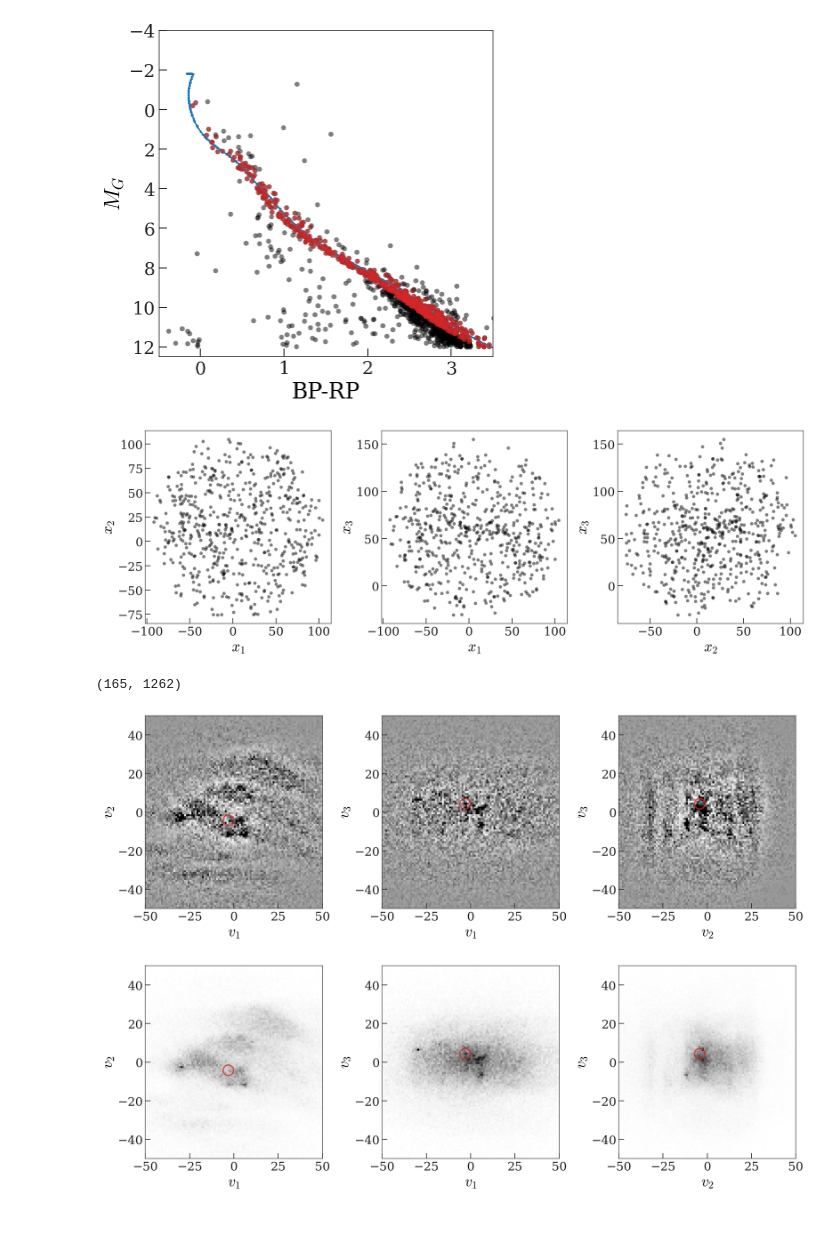
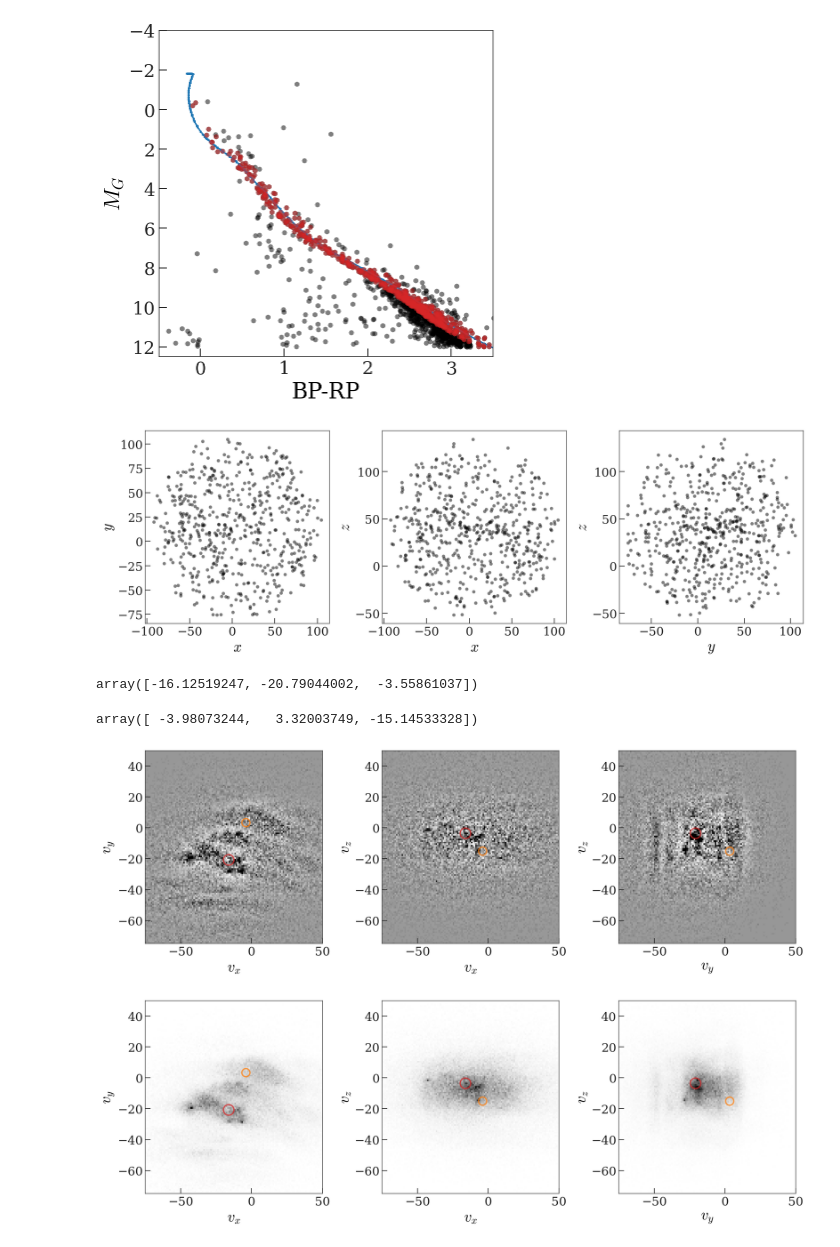
Before and after one commit to christinahedges/cuddly-system, a Jupyter notebook: notebooks/UVW.ipynb, the cells around one changed output. Drawn from its saved outputs; the diff is of its cells as text; code cells hidden in the pictures.

```diff
--- a/notebooks/UVW.ipynb
+++ b/notebooks/UVW.ipynb
@@ -62,16 +62,20 @@ dx = galcen.data.without_differentials() + coord.CartesianRepresentation(galcen.
+# %%
+xyz = gal.cartesian.xyz.to_value(u.pc)
 # %%
+labels = ['x', 'y', 'z']
+
 fig, axes = plt.subplots(1, 3, figsize=(15, 5))
 
 for k, (i, j) in enumerate([(0,1), (0,2), (1,2)]):
     ax = axes[k]
 
-    ax.plot(dx.xyz.to_value(u.pc)[i][cmd_mask],
-            dx.xyz.to_value(u.pc)[j][cmd_mask],
+    ax.plot(xyz[i][cmd_mask],
+            xyz[j][cmd_mask],
             marker='o', ls='none', mew=0, ms=5, alpha=0.5)
 
-    ax.set_xlabel(f'$x_{i+1}$')
-    ax.set_ylabel(f'$x_{j+1}$')
+    ax.set_xlabel(f'${labels[i]}$')
+    ax.set_ylabel(f'${labels[j]}$')
 fig.tight_layout()
 fig.set_facecolor('w')
 # %% [output]
-[figure, old version]
+[figure, new version]
@@ -84,4 +81,0 @@ alldv = allgalcen.velocity - vcirc
-# %%
-np.isfinite(dv.d_x).sum(), len(dv)
-# %% [output]
-(165, 1262)
@@ -90,31 +82,54 @@ from scipy.ndimage import gaussian_filter
+# %%
+allvxyz = allgal.velocity.d_xyz.to_value(u.km/u.s)
+vxyz = gal.velocity.d_xyz.to_value(u.km/u.s)
+vxyz = np.nanmedian(vxyz[:, cmd_mask], axis=1)
+vxyz
+# %% [output]
+array([-16.12519247, -20.79044002,  -3.55861037])
+# %%
+# control_v0 = np.array([15, 5, -2.5])
+# derp = coord.SkyCoord(coord.CartesianRepresentation([10,10,10]*u.pc).with_differentials(coord.CartesianDifferential(control_v0*u.km/u.s)),
+#                       frame='galactic').icrs.velocity
+
+control_v0 = np.array([15, 5, -2.5])
+derp = coord.SkyCoord(coord.CartesianRepresentation([10,10,10]*u.pc).with_differentials(coord.CartesianDifferential(control_v0*u.km/u.s)),
+                      frame='icrs').galactic.velocity
+control_v0 = derp.d_xyz.value
+control_v0
+# %% [output]
+array([ -3.98073244,   3.32003749, -15.14533328])
 # %%
 for cuddly in [True, False]:
     fig, axes = plt.subplots(1, 3, figsize=(15, 5))
 
     for k, (i, j) in enumerate([(0,1), (0,2), (1,2)]):
         ax = axes[k]
 
-        H, xe, ye = np.histogram2d(alldv.d_xyz.to_value(u.km/u.s)[i],
-                                   alldv.d_xyz.to_value(u.km/u.s)[j],
-                                   bins=np.arange(-50, 50+1e-3, 1))
+        H, xe, ye = np.histogram2d(allvxyz[i],
+                                   allvxyz[j],
+                                   bins=np.arange(-75, 50+1e-3, 1))
 
 #         ax.pcolormesh(xe, ye, H.T,
 #                       norm=mpl.colors.LogNorm(), cmap='Greys');
         if cuddly:
             H = H - gaussian_filter(H, sigma=3)
             ax.pcolormesh(xe, ye, H.T, cmap='Greys', vmin=-20, vmax=20)
         else:
             ax.pcolormesh(xe, ye, H.T, cmap='Greys')
 
-        ax.scatter(np.nanmedian(dv.d_xyz.to_value(u.km/u.s)[i]),
-                   np.nanmedian(dv.d_xyz.to_value(u.km/u.s)[j]),
+        ax.scatter(vxyz[i], vxyz[j],
                    marker='o', zorder=100, linewidth=2, facecolor='none',
                    alpha=0.75, s=250, edgecolor='tab:red')
 
-        ax.set_xlabel(f'$v_{i+1}$')
-        ax.set_ylabel(f'$v_{j+1}$')
+        ax.scatter(control_v0[i],
+                   control_v0[j],
+                   marker='o', zorder=100, linewidth=2, facecolor='none',
+                   alpha=0.75, s=150, edgecolor='tab:orange')
+
+        ax.set_xlabel(f'$v_{labels[i]}$')
+        ax.set_ylabel(f'$v_{labels[j]}$')
     fig.tight_layout()
     fig.set_facecolor('w')
 # %% [output]
-[figure, old version]
+[figure, new version]
-[figure, old version]
+[figure, new version]
```
Also changed, not shown: parts of 9 cells of this notebook, 8 other files.
